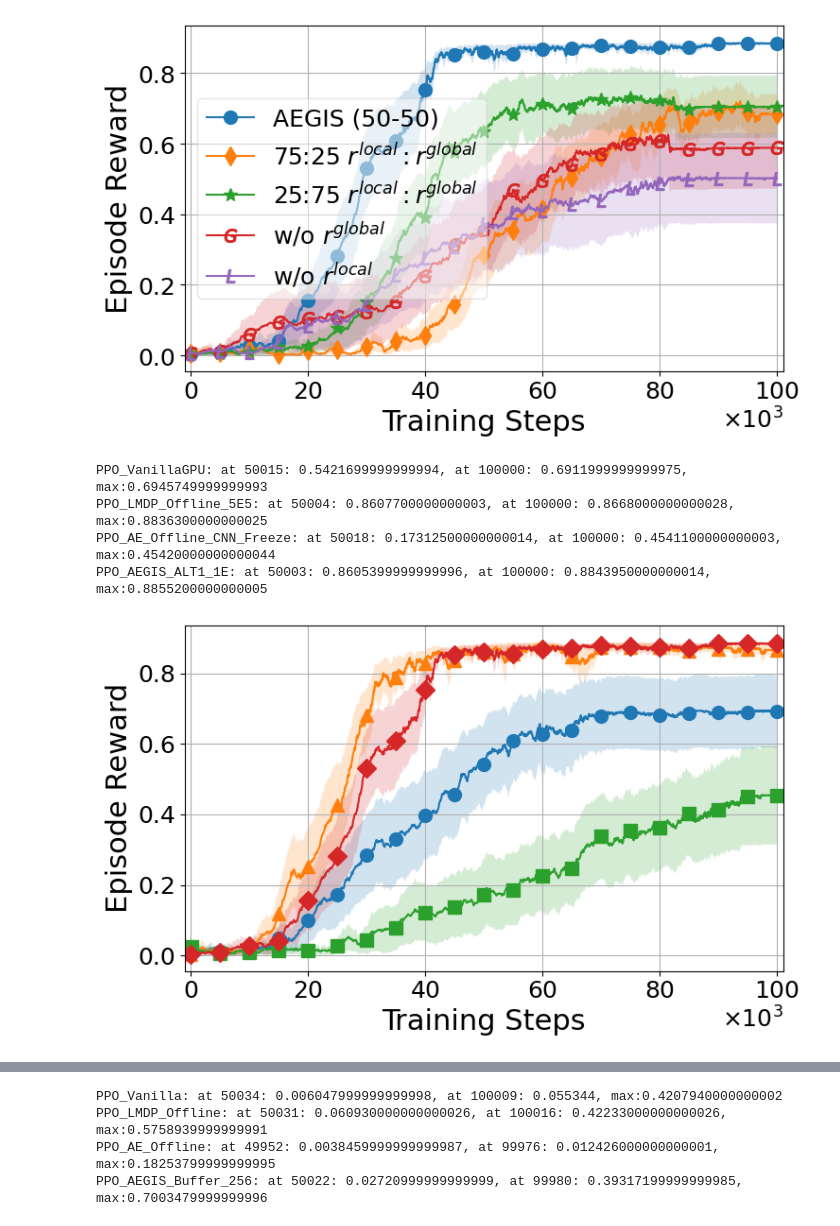
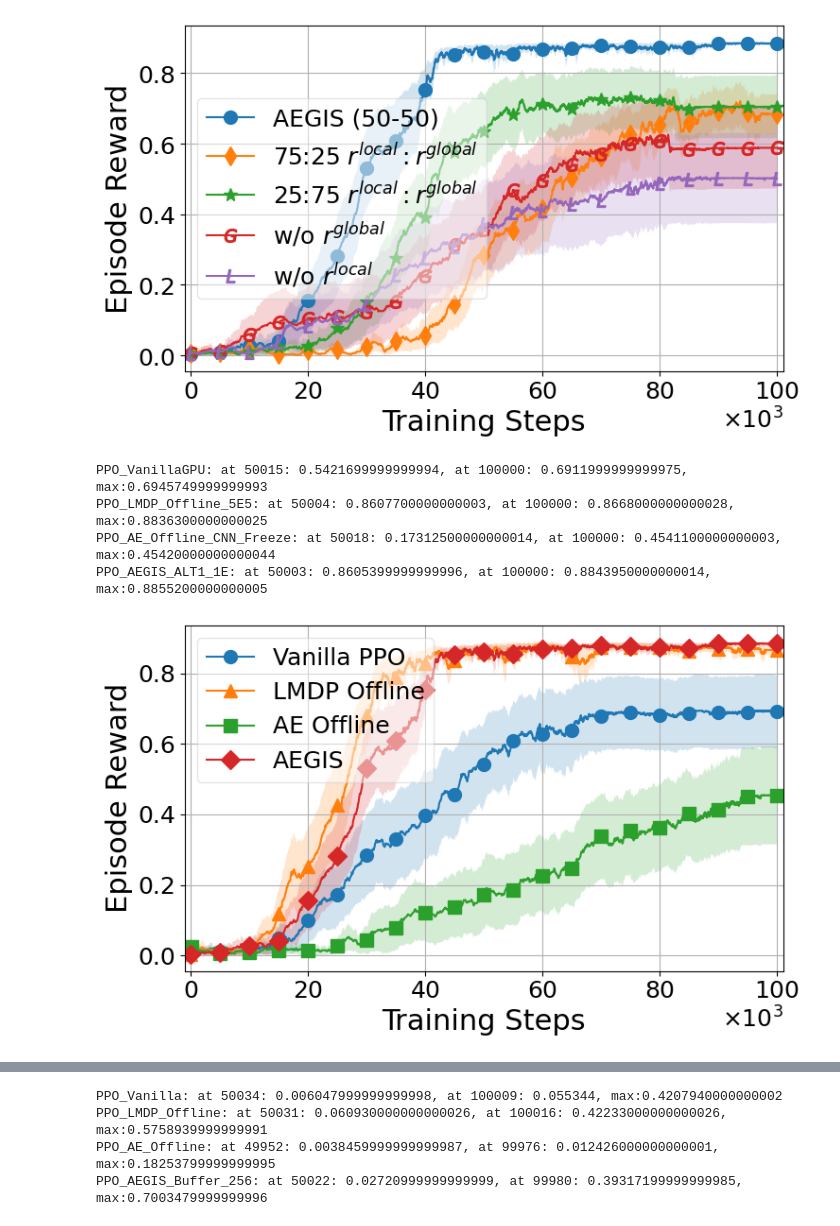
Before and after one commit to achouliaras/state_space_exploration, a Jupyter notebook: plot_results_for_paper.ipynb, the cells around one changed output, grey strips where cells are left out. Cells and saved outputs as stored; diff of their text form; code cells hidden in the pictures.

Commit message:
Plot notebook fine details

```diff
--- a/plot_results_for_paper.ipynb
+++ b/plot_results_for_paper.ipynb
@@ -327,35 +307,35 @@ for exp in experiments:
             episode_rewards[exp].append(df['true_episode_reward'])
             episode_lengths[exp].append(df['episode_length'])
             steps[exp].append(df['step'].values)  # Read step numbers
         else:
             print(f"File not found: {file_path}")
 
 aligned_episode_rewards = {exp: align_data(episode_rewards[exp]) for exp in experiments}
 aligned_episode_lengths = {exp: align_data(episode_lengths[exp]) for exp in experiments}
 aligned_steps = {exp: align_data(steps[exp]) for exp in experiments}
 
 episode_rewards_stats = {exp: compute_stats(aligned_episode_rewards[exp]) for exp in experiments}
 episode_lengths_stats = {exp: compute_stats(aligned_episode_lengths[exp]) for exp in experiments}
 steps_stats = {exp: compute_stats(aligned_steps[exp]) for exp in experiments}
 
 plt.rcParams.update({
     'font.size': 22,           # Default text size
     'axes.labelsize': 22,      # Axis labels size
     'xtick.labelsize': 18,     # X-axis tick labels
     'ytick.labelsize': 18,     # Y-axis tick labels
     'legend.fontsize': 18,     # Legend text size
 })
 
 # Plot episode rewards
 plot_results(experiments, titles, episode_rewards_stats, steps_stats, markers, 5000,
-             'Episode Reward', 'Ablation study on buffer size B and intrinsic reward weights', loc=None,
+             'Episode Reward', 'Ablation study on buffer size B and intrinsic reward weights', loc='upper left',
              filename="aegis_comparative_reward", window_size=20)
 # %% [output]
 PPO_VanillaGPU: at 50015: 0.5421699999999994, at 100000: 0.6911999999999975, max:0.6945749999999993
 PPO_LMDP_Offline_5E5: at 50004: 0.8607700000000003, at 100000: 0.8668000000000028, max:0.8836300000000025
 PPO_AE_Offline_CNN_Freeze: at 50018: 0.17312500000000014, at 100000: 0.4541100000000003, max:0.45420000000000044
 PPO_AEGIS_ALT1_1E: at 50003: 0.8605399999999996, at 100000: 0.8843950000000014, max:0.8855200000000005
-[figure, old version]
+[figure, new version]
 # %%
 # Define the base directory and experiment names
 base_dir = "results/State-Vis-Pretraining/MiniGrid/DistShift2-v0"
```
Also changed, not shown: parts of 2 cells of this notebook.
